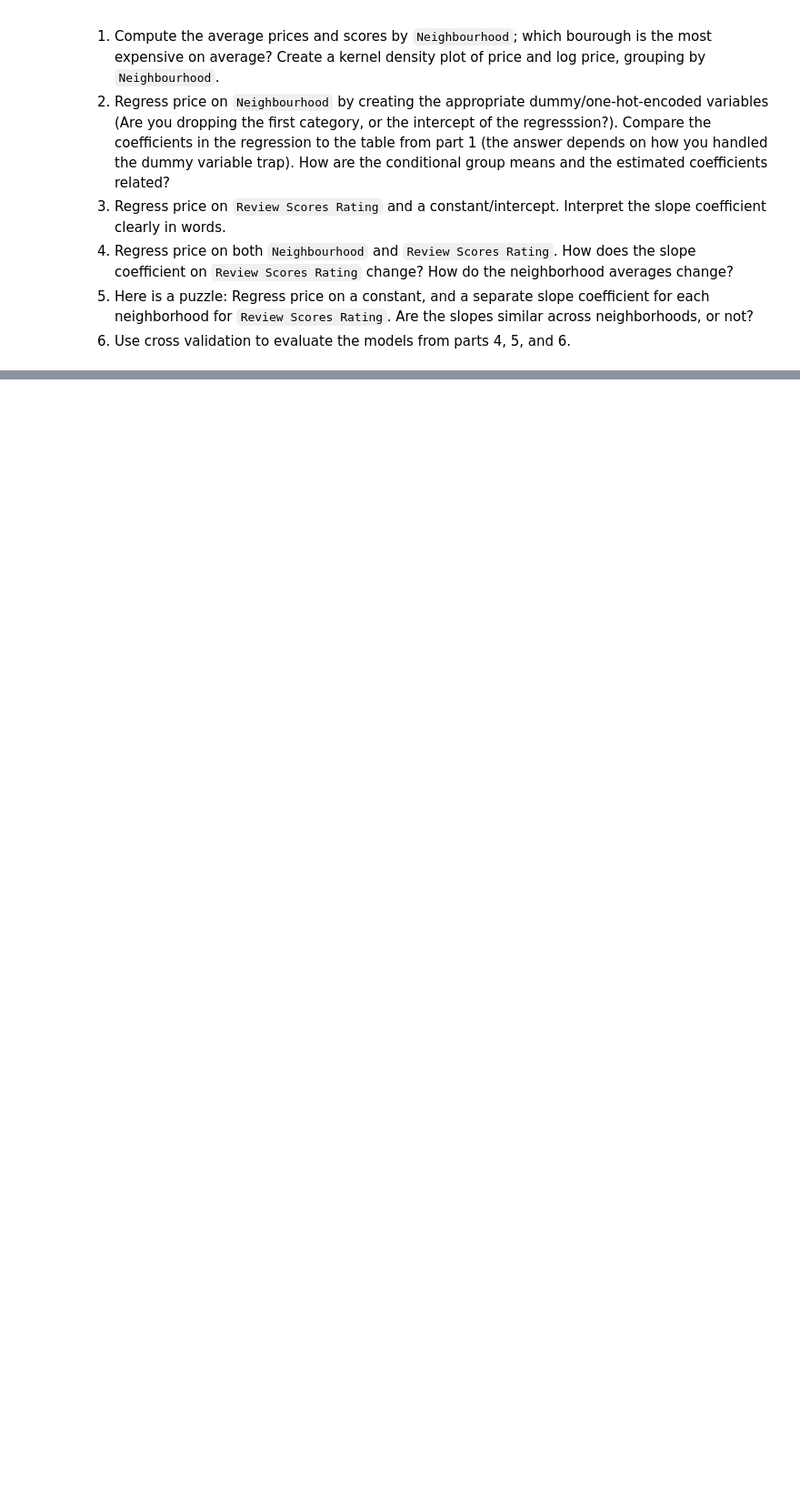
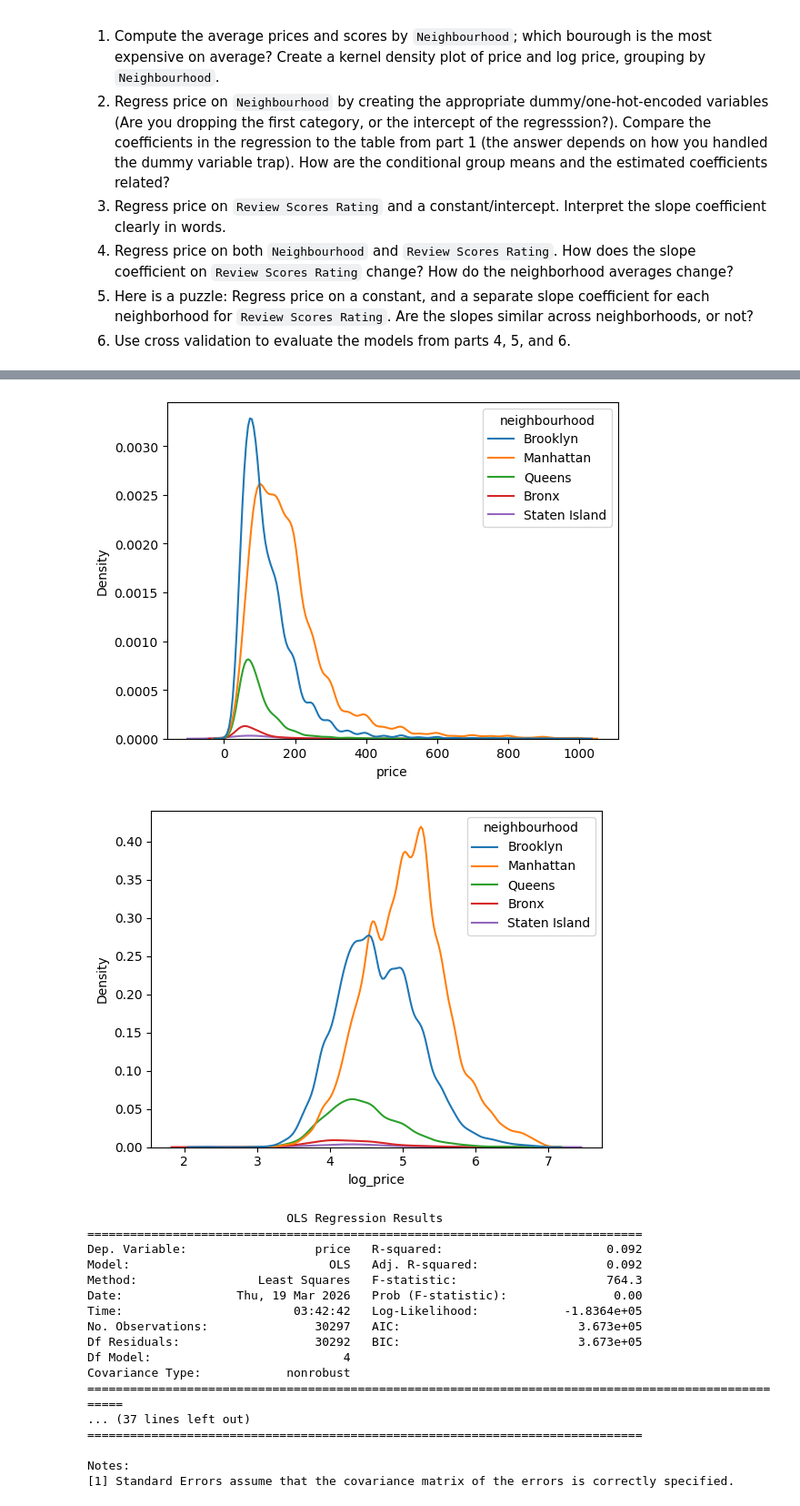
Before and after one commit to hershiaytoda/undergrad_ml_assignments, a Jupyter notebook: 03_assignment_linear_models.ipynb, the cells around one changed output, grey strips where cells are left out. Shown at 91% size. Cells and saved outputs as stored; diff of their text form; code cells hidden in the pictures; blank space fills up the shorter version.

```diff
--- a/03_assignment_linear_models.ipynb
+++ b/03_assignment_linear_models.ipynb
@@ -39,3 +61,57 @@ The coefficients that have large magnitutdes are more prone to over-fitting. Ove
+# %%
+
+
+df = pd.read_csv('/content/data/airbnb_hw.csv', encoding='utf-8')
+
+df.columns = df.columns.str.strip()
+
+df = df.rename(columns={
+    "Price": "price",
+    "Review Scores Rating": "rating",
+    "Neighbourhood": "neighbourhood"
+})
+
+df["price"] = pd.to_numeric(df["price"], errors="coerce")
+df["rating"] = pd.to_numeric(df["rating"], errors="coerce")
+
+import numpy as np
+import seaborn as sns
+import matplotlib.pyplot as plt
+
+sns.kdeplot(data=df, x="price", hue="neighbourhood")
+plt.show()
+
+df["log_price"] = np.log(df["price"])
+
+sns.kdeplot(data=df, x="log_price", hue="neighbourhood")
+plt.show()
+
+import statsmodels.formula.api as smf
+
+m1 = smf.ols("price ~ C(neighbourhood)", data=df).fit()
+print(m1.summary())
+m2 = smf.ols("price ~ rating", data=df).fit()
+print(m2.summary())
+# %% [output]
+[figure, added]
+[figure, added]
+                            OLS Regression Results
+==============================================================================
+Dep. Variable:                  price   R-squared:                       0.092
+Model:                            OLS   Adj. R-squared:                  0.092
+Method:                 Least Squares   F-statistic:                     764.3
+Date:                Thu, 19 Mar 2026   Prob (F-statistic):               0.00
+Time:                        03:42:42   Log-Likelihood:            -1.8364e+05
+No. Observations:               30297   AIC:                         3.673e+05
+Df Residuals:                   30292   BIC:                         3.673e+05
+Df Model:                           4
+Covariance Type:            nonrobust
+=====================================================================================================
+... (37 lines left out)
+==============================================================================
+
+Notes:
+[1] Standard Errors assume that the covariance matrix of the errors is correctly specified.
 # %% [markdown]
 **Q3.** This question is a case study for linear models. The data are about car prices. In particular, they include:
 
```
Also changed, not shown: parts of 2 cells of this notebook.
